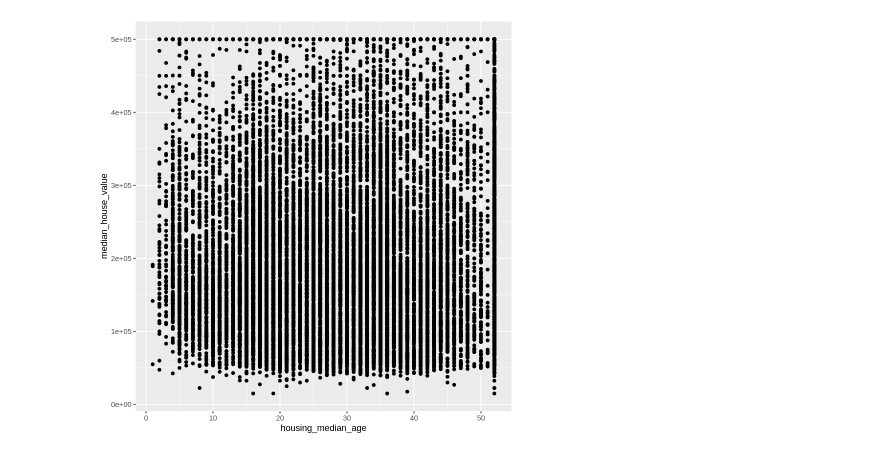
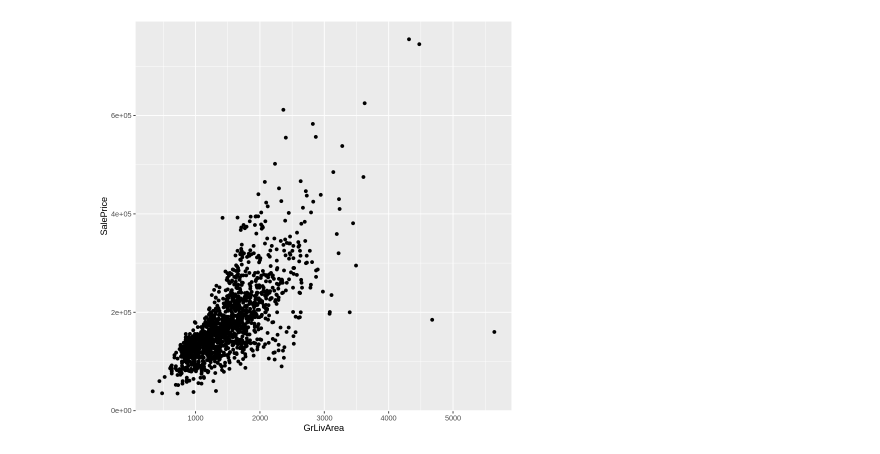
Before and after one commit to jerdavies/home-price-regression, a Jupyter notebook: marg_vs_divorce_viz.ipynb, the cells around one changed output. Saved outputs shown, nothing was run; the diff lists cells and outputs as text; code cells hidden in the pictures.

Commit message:
Added info for Introduction and read in data

```diff
--- a/marg_vs_divorce_viz.ipynb
+++ b/marg_vs_divorce_viz.ipynb
@@ -5,7 +5,7 @@ library(cowplot)
 library(scales)
 library(gsheet)
 library(repr)
-data <- gsheet2tbl('docs.google.com/spreadsheets/d/1MhyB5hxvmZCIAMTbdSscGI4yIUbM2Au_Hkdkx9dx_LM/edit?usp=sharing')
+data <- gsheet2tbl('docs.google.com/spreadsheets/d/1nNlzfwXkHVk2i946pgf3247KT2vqCDfHZjrBjT-losg/edit?usp=sharing')
 # %% [output]
 Updating HTML index of packages in '.Library'
 
@@ -39,6 +44,6 @@ A tibble: 6 × 10
 # %%
-age_vs_value_plot <- ggplot(data,aes(x=housing_median_age,y=median_house_value)) +
+living_space_vs_price <- ggplot(data,aes(x=GrLivArea,y=SalePrice)) +
     geom_point()
-age_vs_value_plot
+living_space_vs_price
 # %% [output]
-[figure, old version]
+[figure, new version]
```
Also changed, not shown: parts of 6 cells of this notebook.
